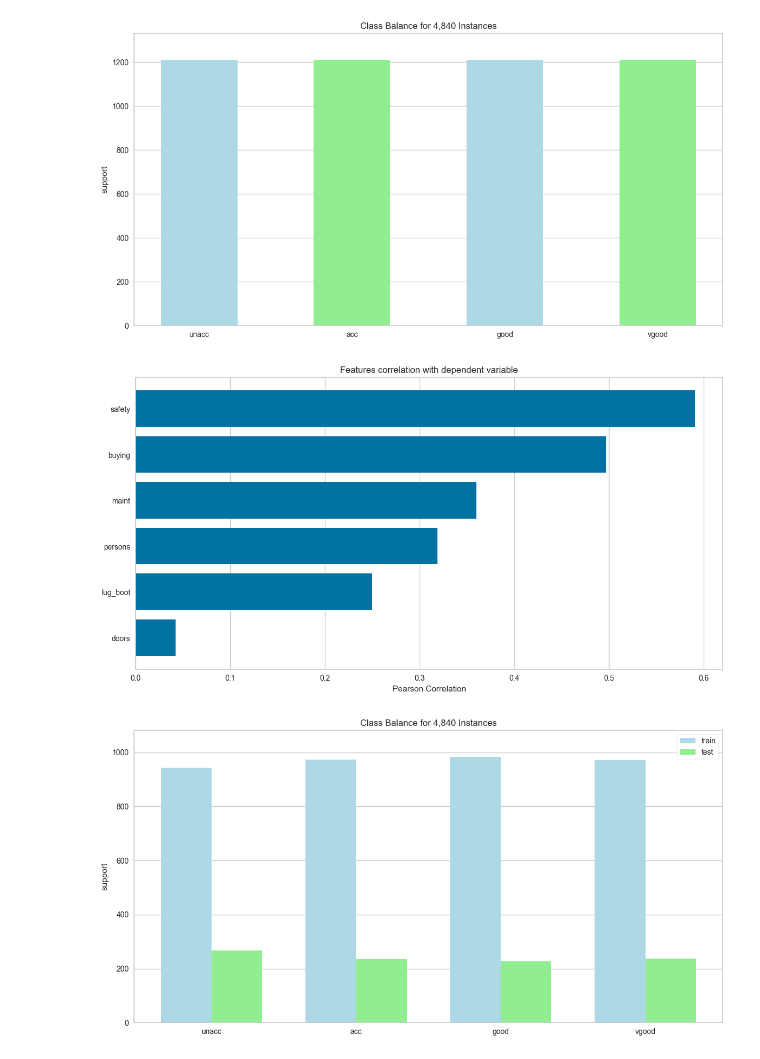
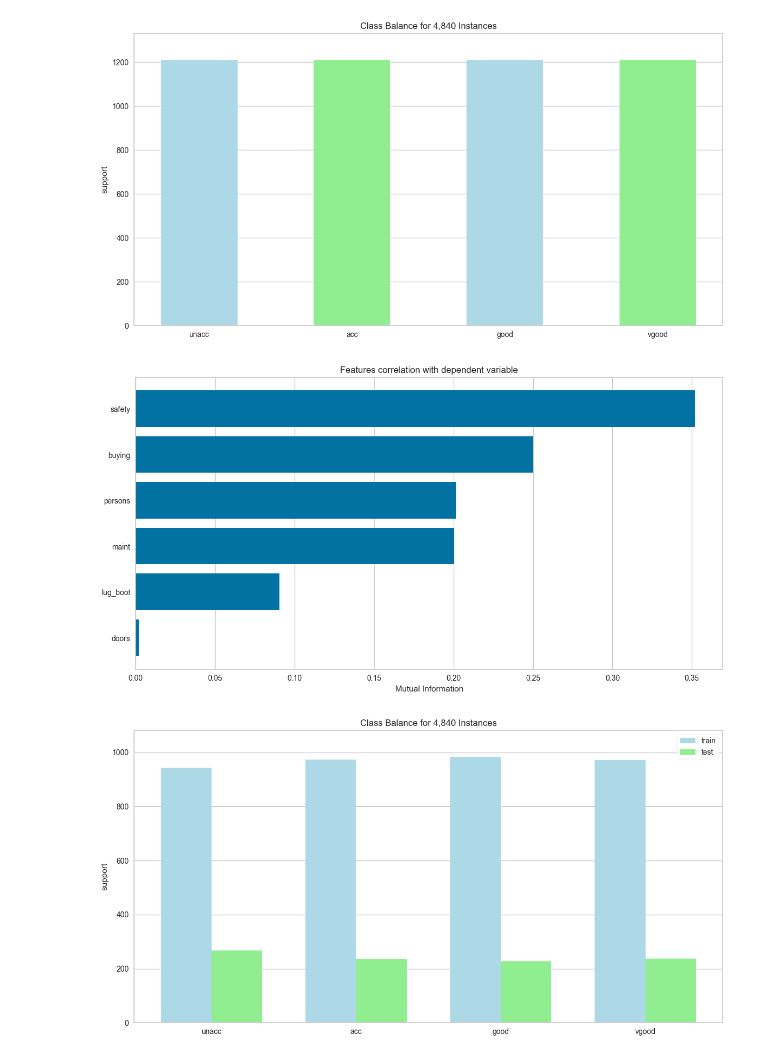
Before and after one commit to Prakashdeveloper03/AI.ML, a Jupyter notebook: Lab 05/notebooks/solution 1.ipynb, the cells around one changed output. Saved outputs shown, nothing was run; the diff lists cells and outputs as text; code cells hidden in the pictures.

```diff
--- a/Lab 05/notebooks/solution 1.ipynb
+++ b/Lab 05/notebooks/solution 1.ipynb
@@ -204,13 +204,13 @@ plt.show()
 # %%
 from yellowbrick.target import FeatureCorrelation
 
 plt.figure(figsize=(14, 7))
-visualizer = FeatureCorrelation(method="pearson", sort=True)
+visualizer = FeatureCorrelation(method="mutual_info-classification", sort=True)
 visualizer.fit(X, y)
 visualizer.show()
 plt.show()
 # %% [output]
-[figure, old version]
+[figure, new version]
 # %%
 from sklearn.model_selection import train_test_split
 
```
Also changed, not shown: parts of 9 cells of this notebook, 6 other files.
